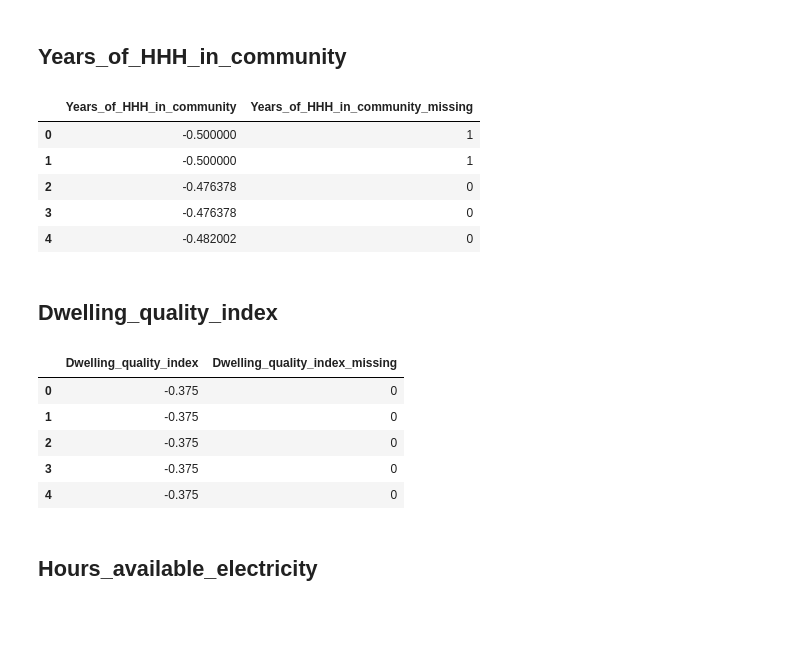
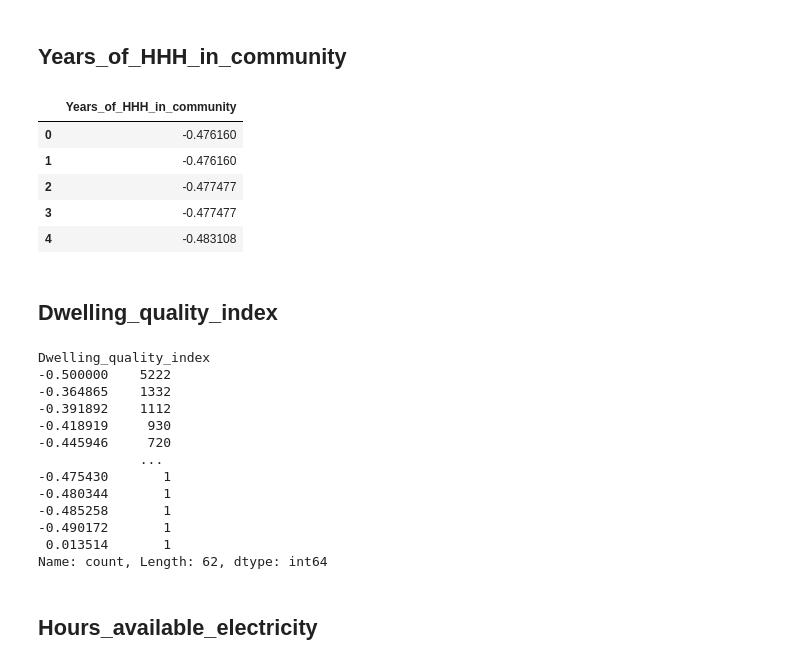
Before and after one commit to SESAM-Polimi/offgrid-demand-estimation, a Jupyter notebook: data-cleaning.ipynb, the cells around one changed output. Saved outputs shown, nothing was run; the diff lists cells and outputs as text; code cells hidden in the pictures; blank space fills up the shorter version.

Commit message:
use interpolated data

```diff
--- a/data-cleaning.ipynb
+++ b/data-cleaning.ipynb
@@ -24,38 +47,45 @@ dataset = dataset.select([
 # %% [markdown]
 ## Years_of_HHH_in_community
 # %%
-dataset = dataset.apply(cleaning.fillna("Years_of_HHH_in_community", missing_value))
-dataset = dataset.apply(cleaning.astype("Years_of_HHH_in_community", int))
-dataset = dataset.new_feature("Years_of_HHH_in_community_missing",
-                              cleaning.add_missing_flag("Years_of_HHH_in_community", missing_value))
+
+dataset = dataset.apply(cleaning.astype("Years_of_HHH_in_community", np.float32))
+dataset = dataset.apply(cleaning.interpolate("Years_of_HHH_in_community"))
+dataset = dataset.apply(cleaning.fillna_with_mean("Years_of_HHH_in_community"))
 
 dataset = dataset.apply(cleaning.standardize("Years_of_HHH_in_community"))
-dataset.to_dataframe()[["Years_of_HHH_in_community", "Years_of_HHH_in_community_missing"]].head()
+dataset.to_dataframe()[["Years_of_HHH_in_community"]].head()
 # %% [output]
-|  | Years_of_HHH_in_community | Years_of_HHH_in_community_missing |
-| 0 | -0.500000 | 1 |
-| 1 | -0.500000 | 1 |
-| 2 | -0.476378 | 0 |
-| 3 | -0.476378 | 0 |
-| 4 | -0.482002 | 0 |
+|  | Years_of_HHH_in_community |
+| 0 | -0.476160 |
+| 1 | -0.476160 |
+| 2 | -0.477477 |
+| 3 | -0.477477 |
+| 4 | -0.483108 |
 # %% [markdown]
 ## Dwelling_quality_index
 # %%
 
-dataset = dataset.apply(cleaning.fillna("Dwelling_quality_index", missing_value))
-dataset = dataset.apply(cleaning.astype("Dwelling_quality_index", int))
-dataset = dataset.new_feature("Dwelling_quality_index_missing",
-                              cleaning.add_missing_flag("Dwelling_quality_index", missing_value))
+dataset = dataset.apply(cleaning.astype("Dwelling_quality_index", np.float32))
+dataset = dataset.apply(cleaning.interpolate("Dwelling_quality_index"))
+dataset = dataset.apply(cleaning.fillna_with_mean("Dwelling_quality_index"))
+
 dataset = dataset.apply(cleaning.standardize("Dwelling_quality_index"))
 
-dataset.to_dataframe()[["Dwelling_quality_index", "Dwelling_quality_index_missing"]].head()
+dataset.value_counts("Dwelling_quality_index")
 # %% [output]
-|  | Dwelling_quality_index | Dwelling_quality_index_missing |
-| 0 | -0.375 | 0 |
-| 1 | -0.375 | 0 |
-| 2 | -0.375 | 0 |
-| 3 | -0.375 | 0 |
-| 4 | -0.375 | 0 |
+Dwelling_quality_index
+-0.500000    5222
+-0.364865    1332
+-0.391892    1112
+-0.418919     930
+-0.445946     720
+             ...
+-0.475430       1
+-0.480344       1
+-0.485258       1
+-0.490172       1
+ 0.013514       1
+Name: count, Length: 62, dtype: int64
 # %% [markdown]
 ## Hours_available_electricity
 # %%
```
Also changed, not shown: parts of 21 cells of this notebook, 2 other files.
